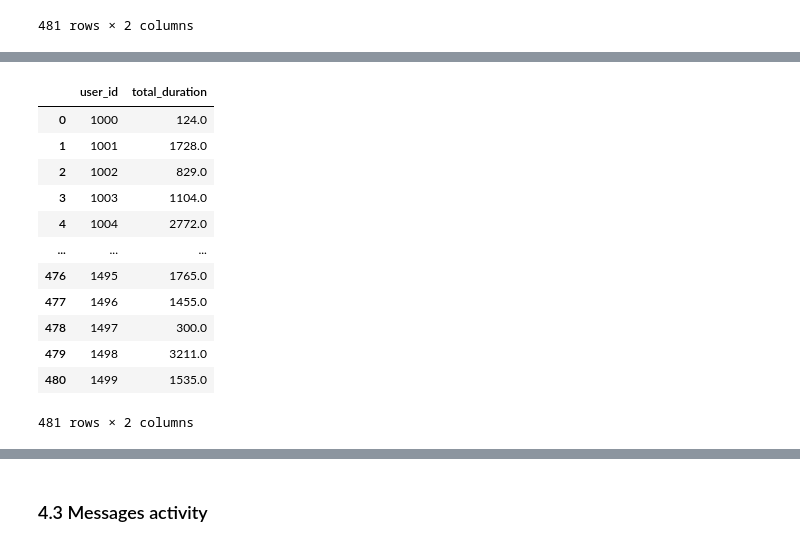
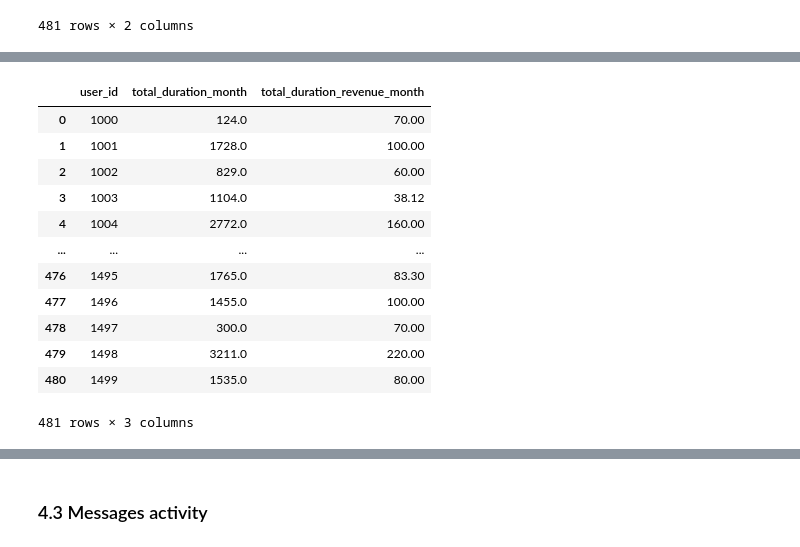
Before and after one commit to LuisPastranaLemus/P_20250514_Mobile_service_plans_analysis, a Jupyter notebook: notebooks/02_feature_engineering.ipynb, the cells around one changed output, grey strips where cells are left out. Saved outputs shown, nothing was run; the diff lists cells and outputs as text; code cells hidden in the pictures.

```diff
--- a/notebooks/02_feature_engineering.ipynb
+++ b/notebooks/02_feature_engineering.ipynb
@@ -49,7 +49,8 @@ format_notebook()
 ## 3 __Functions__
 # %%
 # Function for calculating the revenue per user
-def revenue(row, revenue_type='total', columns=None):
+def revenue(row, revenue_type, column):
+    # Plan parameters
     plans = {
         'surf': {
             'base_fee': 20, 'minutes_limit': 500, 'messages_limit': 50, 'mb_limit': 15360,
@@ -61,23 +62,32 @@ def revenue(row, revenue_type='total', columns=None):
         }
     }
 
+    # Basic validations
+
+    if revenue_type not in {'total', 'duration', 'messages', 'traffic'}:
+        display(HTML(f"> <b>Invalid input</b>: <i>{revenue_type}</i>, correct options: (<b>'total', 'duration', 'messages', 'traffic'</b>)"))
+
     plan = plans[row['plan']]
-    minutes = row[columns[0]]
-    traffic = row[columns[1]]
-    messages = row[columns[2]]
+    if not plan:
+        display(HTML(f"> Invalid plan: {row['plan']}, correct options: ('surf', 'ultimate')"))
 
-    income_duration = max(0, minutes - plan['minutes_limit']) * plan['minute_over']
-    income_traffic = max(0, traffic - plan['mb_limit']) * plan['mb_over']
-    income_messages = max(0, messages - plan['messages_limit']) * plan['message_over']
-
+    # Calculate overages
     if revenue_type == 'duration':
+        income_duration = max(0, row[column] - plan['minutes_limit']) * plan['minute_over']
         return plan['base_fee'] + income_duration
     elif revenue_type == 'messages':
+        income_messages = max(0, row[column] - plan['messages_limit']) * plan['message_over']
         return plan['base_fee'] + income_messages
     elif revenue_type == 'traffic':
+        income_traffic = max(0, row[column] - plan['mb_limit']) * plan['mb_over']
         return plan['base_fee'] + income_traffic
     elif revenue_type == 'total':
-        return plan['base_fee'] + income_duration + income_traffic + income_messages
+        income_duration = max(0, row[column[0]] - plan['minutes_limit']) * plan['minute_over']
+        income_messages = max(0, row[column[1]] - plan['messages_limit']) * plan['message_over']
+        income_traffic = max(0, row[column[2]] - plan['mb_limit']) * plan['mb_over']
+        return plan['base_fee'] + income_duration + income_messages + income_traffic
+    else:
+        raise ValueError(f"Invalid income_type: {revenue_type}")
 # %% [markdown]
 ## 4 __Casting to data types__
 # %% [markdown]
@@ -380,3 +390,7 @@ df_calls_user_total
 | 479 | 1498 | 451 |
 | 480 | 1499 | 204 |
 481 rows × 2 columns
+# %%
+df_duration_user_month = df_calls.groupby(['user_id', 'month'])['duration'].sum().reset_index()
+df_duration_user_month = df_duration_user_month.rename(columns={'duration': 'total_duration_month'})
+df_duration_user_month
@@ -382,0 +411,3 @@ df_calls_user_total
+# %%
+df_duration_user_month = df_duration_user_month.merge(df_users[['user_id', 'plan']], on='user_id', how='left')
+df_duration_user_month
@@ -382,0 +428,3 @@ df_calls_user_total
+# %%
+df_duration_user_month['total_duration_revenue_month'] = np.round(df_duration_user_month.apply(lambda row: revenue(row, 'duration', 'total_duration_month'), axis=1), 3)
+df_duration_user_month
@@ -383,20 +445,19 @@ df_calls_user_total
 # %%
-df_duration_user_total = df_calls.groupby('user_id')['duration'].sum().reset_index()
-df_duration_user_total = df_duration_user_total.rename(columns={'duration': 'total_duration'})
+df_duration_user_total = df_duration_user_month.groupby('user_id').agg({'total_duration_month': 'sum', 'total_duration_revenue_month': 'sum'}).reset_index()
 df_duration_user_total
 # %% [output]
-|  | user_id | total_duration |
-| 0 | 1000 | 124.0 |
-| 1 | 1001 | 1728.0 |
-| 2 | 1002 | 829.0 |
-| 3 | 1003 | 1104.0 |
-| 4 | 1004 | 2772.0 |
-| ... | ... | ... |
-| 476 | 1495 | 1765.0 |
-| 477 | 1496 | 1455.0 |
-| 478 | 1497 | 300.0 |
-| 479 | 1498 | 3211.0 |
-| 480 | 1499 | 1535.0 |
+|  | user_id | total_duration_month | total_duration_revenue_month |
+| 0 | 1000 | 124.0 | 70.00 |
+| 1 | 1001 | 1728.0 | 100.00 |
+| 2 | 1002 | 829.0 | 60.00 |
+| 3 | 1003 | 1104.0 | 38.12 |
+| 4 | 1004 | 2772.0 | 160.00 |
+| ... | ... | ... | ... |
+| 476 | 1495 | 1765.0 | 83.30 |
+| 477 | 1496 | 1455.0 | 100.00 |
+| 478 | 1497 | 300.0 | 70.00 |
+| 479 | 1498 | 3211.0 | 220.00 |
+| 480 | 1499 | 1535.0 | 80.00 |
-481 rows × 2 columns
+481 rows × 3 columns
 # %%
 df_calls_duration_total = pd.merge(df_calls_user_total, df_duration_user_total, how='outer', on='user_id')
```
Also changed, not shown: parts of 49 cells of this notebook, 4 other files.
